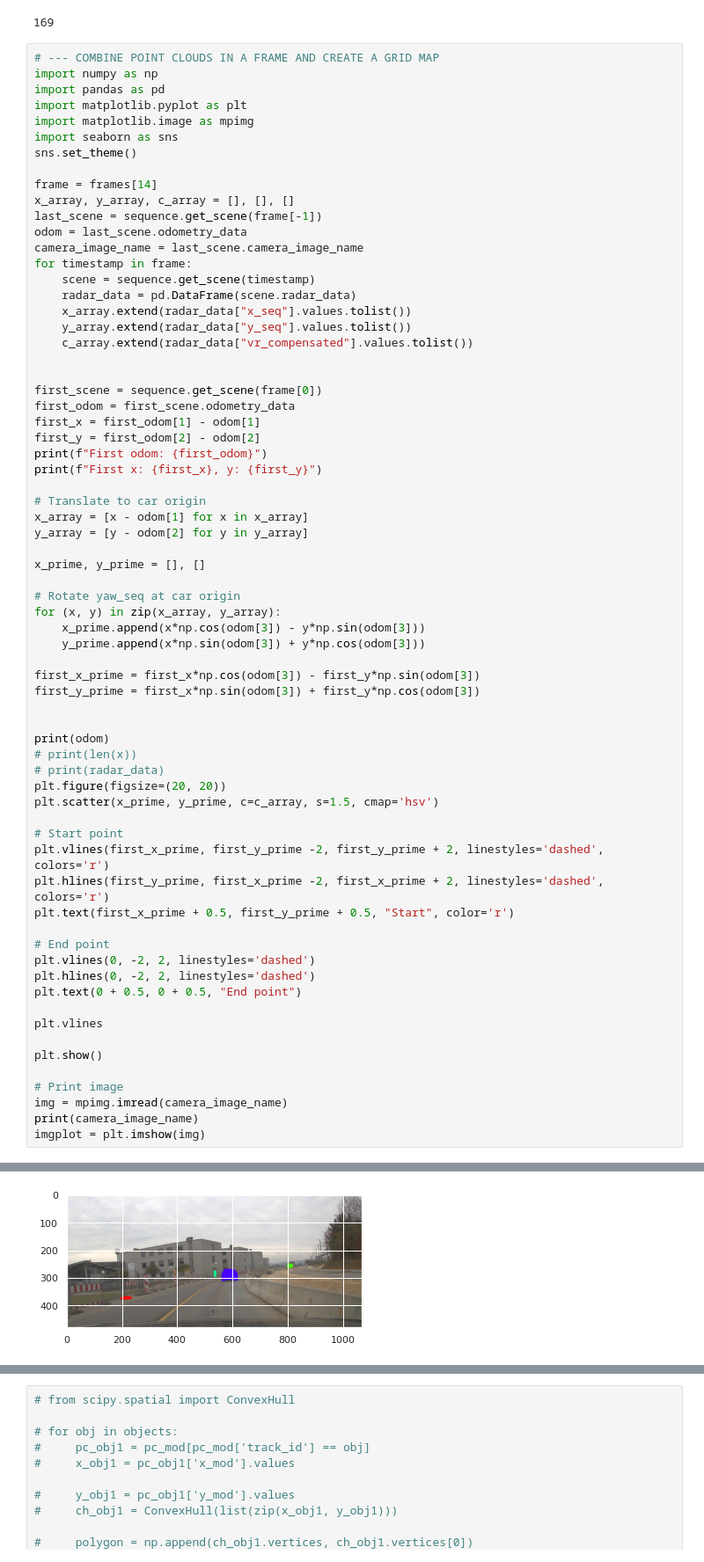
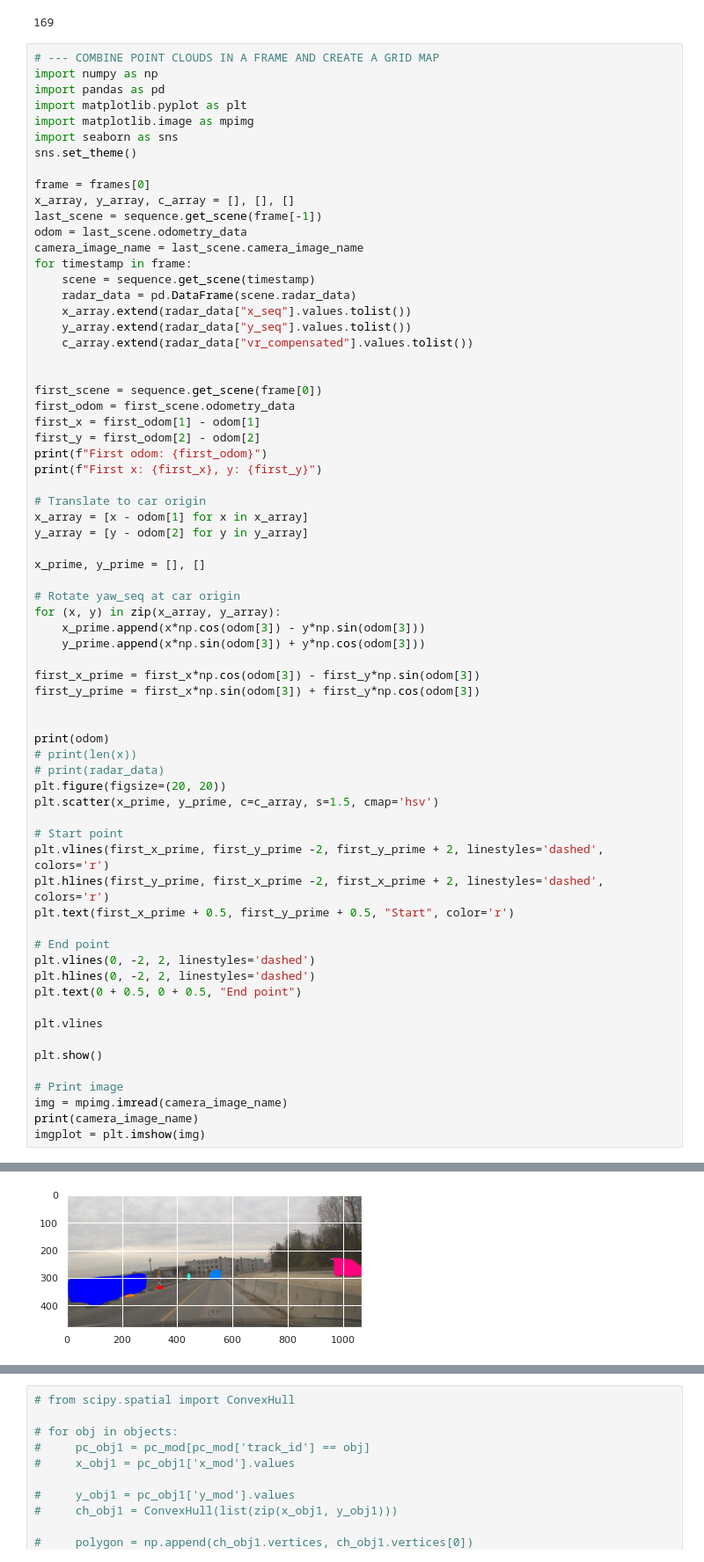
Before and after one commit to santimontiel/grid-mapping-radar, a Jupyter notebook: generate_grid_dataset.ipynb, the cells around one changed output, grey strips where cells are left out. Shown at 88% size. Cells and saved outputs as stored; diff of their text form.

```diff
--- a/generate_grid_dataset.ipynb
+++ b/generate_grid_dataset.ipynb
@@ -48,7 +48,7 @@ import matplotlib.image as mpimg
 import seaborn as sns
 sns.set_theme()
 
-frame = frames[14]
+frame = frames[0]
 x_array, y_array, c_array = [], [], []
 last_scene = sequence.get_scene(frame[-1])
 odom = last_scene.odometry_data
@@ -116,4 +116,4 @@ First x: 5.5500030517578125, y: 2.3699951171875
-[figure, old version]
+[figure, new version]
 # %%
 from preprocessing import aggregated_point_cloud, aggregated_camera_image, group_timestamps_by_time, plot_aggregated_point_cloud
 test_grouped_timestamps = group_timestamps_by_time(timestamps, 500)
```
Also changed, not shown: parts of 8 cells of this notebook, 3 other files.
